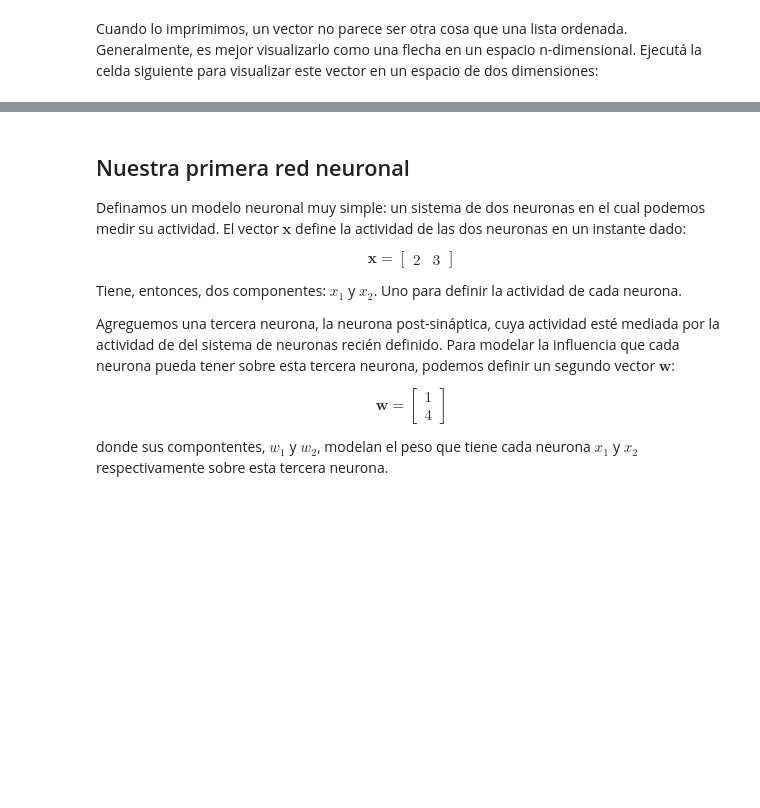
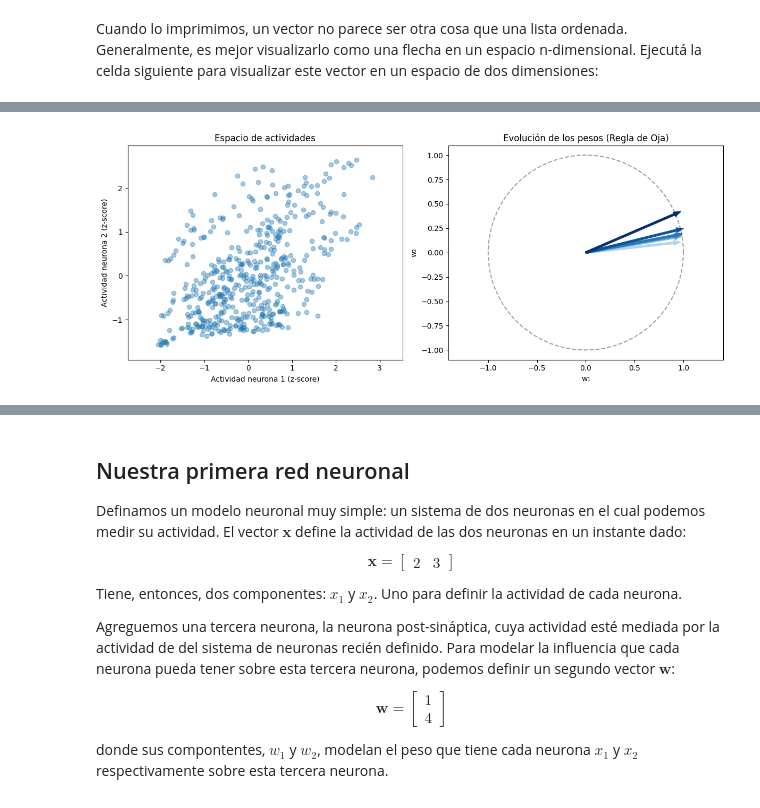
Before and after one commit to MaestriaCienciasCognitivas/ncc, a Jupyter notebook: book/notebooks/S4_Cuaderno4.ipynb, the cells around one changed output, grey strips where cells are left out. Drawn from its saved outputs; the diff is of its cells as text; code cells hidden in the pictures; blank space fills up the shorter version.

```diff
--- a/book/notebooks/S4_Cuaderno4.ipynb
+++ b/book/notebooks/S4_Cuaderno4.ipynb
@@ -70,0 +359,4 @@ def interactive(a1, a2=1):
+# %%
+x = np.stack([actividad1, actividad2], axis=1)
+w = np.array([-0.2, 0.5])
+x @ w.T
@@ -70,0 +388,70 @@ def interactive(a1, a2=1):
+# %%
+fig, (ax1, ax2) = plt.subplots(1, 2, figsize=(12, 5))
+
+# --- Panel izquierdo: espacio de actividades ---
+ax1.set_xlabel("Actividad neurona 1 (z-score)")
+ax1.set_ylabel("Actividad neurona 2 (z-score)")
+ax1.set_title("Espacio de actividades")
+ax1.axis("equal")
+
+# Dibujamos un círculo unitario de referencia
+theta = np.linspace(0, 2 * np.pi, 200)
+ax2.plot(np.cos(theta), np.sin(theta), "k--", alpha=0.2, label="Norma = 1")
+ax2.set_xlim(-1.5, 1.5)
+ax2.set_ylim(-1.5, 1.5)
+ax2.set_xlabel("w₁")
+ax2.set_ylabel("w₂")
+ax2.set_title("Evolución de los pesos (Regla de Oja)")
+ax2.axis("equal")
+
+# Valor inicial de los pesos sinápticos
+w = np.array([0.9, 0.1])
+
+z = x - np.mean(x, axis=0)
+z = z / np.std(z, axis=0)
+
+# Graficamos los puntos
+ax1.scatter(z[:,0], z[:,1], alpha=0.4, label="Datos")
+
+eta = 0.01
+
+n = 100
+
+W = np.empty((n + 1, 2))
+W[0] = w
+
+for i in range(n):
+    ri = z[i][0]
+    rj = z[i][1]
+    rPost = ri * w[0] + rj * w[1]
+
+    w += eta * (rPost * np.array([ri, rj]) - (rPost ** 2) * w)
+
+    W[i + 1] = w
+
+# Panel derecho: evolución de los pesos
+theta = np.linspace(0, 2 * np.pi, 200)
+ax2.plot(np.cos(theta), np.sin(theta), "k--", alpha=0.2, label="Norma = 1")
+
+snapshots = [0, 1, 5, 15, 40, 100]
+cmap = plt.cm.Blues
+colores = [cmap(v) for v in np.linspace(0.3, 1.0, len(snapshots))]
+
+for idx, t in enumerate(snapshots):
+    wx, wy = W[t]
+    ax2.arrow(0, 0, wx, wy,
+              width=0.02, head_width=0.05,
+              color=colores[idx],
+              label=f"t = {t}")
+
+ax2.set_xlim(-1.5, 1.5)
+ax2.set_ylim(-1.5, 1.5)
+ax2.set_xlabel("w₁")
+ax2.set_ylabel("w₂")
+ax2.set_title("Evolución de los pesos (Regla de Oja)")
+ax2.axis("equal")
+
+plt.tight_layout()
+plt.show()
+# %% [output]
+[figure, added]
```
Also changed, not shown: parts of 18 cells of this notebook.
